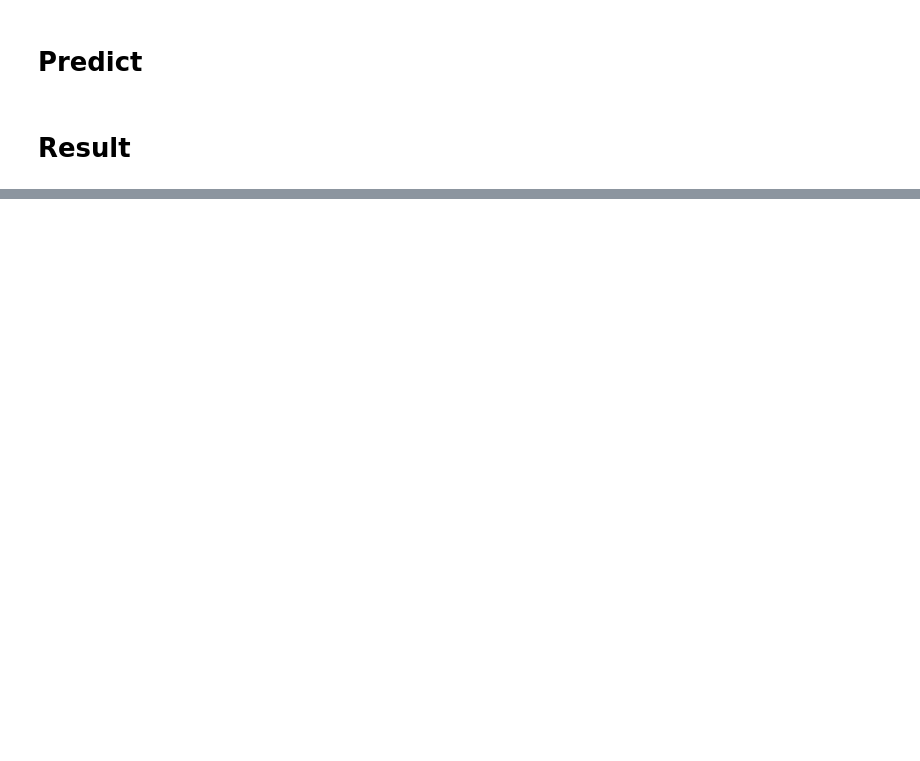
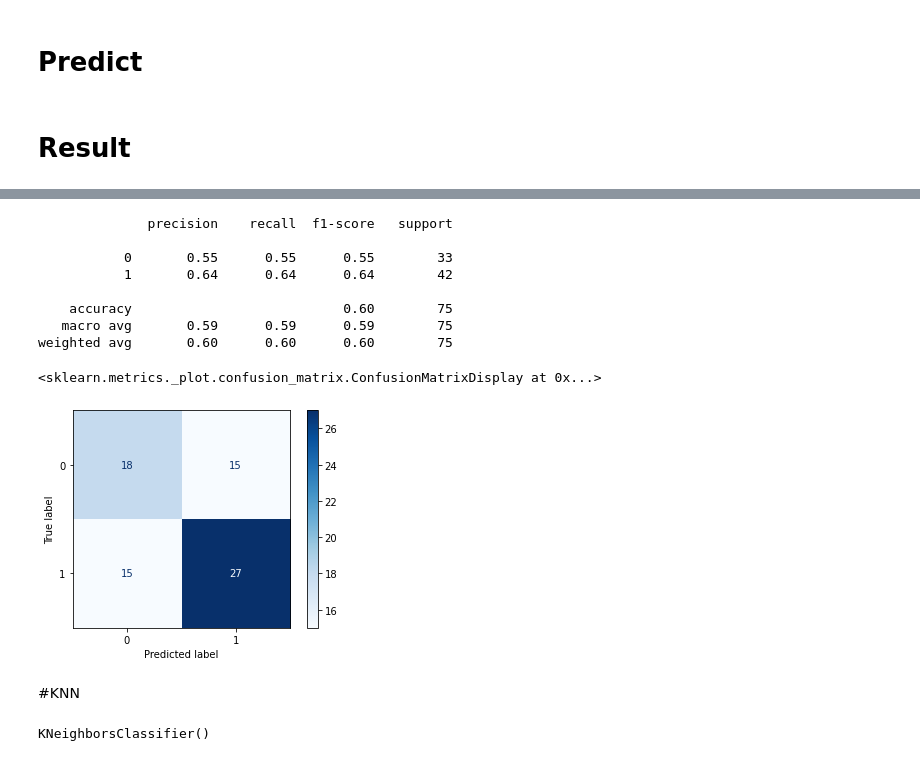
Before and after one commit to kurogo-nguyen/ern, a Jupyter notebook: ERN.ipynb, the cells around one changed output, grey strips where cells are left out. Drawn from its saved outputs; the diff is of its cells as text; code cells hidden in the pictures; blank space fills up the shorter version.

```diff
--- a/ERN.ipynb
+++ b/ERN.ipynb
@@ -35,0 +81,2 @@ def loadData(id):
+# %%
+pick_channel = channels4
@@ -70,27 +204,2 @@ incorrect_response = ['112', '122',         # respones: left  - target: right
 # %% [markdown]
 # Pre-Process
-# %%
-def getData(raw, pick_channels=['Fz'], metadata_tmin=-1, metadata_tmax=1,
-            epochs_tmin=-0.4, epochs_tmax=0.6, baseline=(-0.4, -0.2)):
-
-    metadata, events, event_id = mne.epochs.make_metadata(events=all_events,
-                                                          event_id=all_event_id,
-                                                          tmin=metadata_tmin,
-                                                          tmax=metadata_tmax,
-                                                          sfreq=raw.info['sfreq'],
-                                                          row_events=row_events,)
-
-    metadata['response_correct']=False
-    metadata.loc[metadata['event_name'].isin(correct_response), 'response_correct'] = True
-    reject = {'eeg': 250e-6}
-    epochs = mne.Epochs(raw=raw, tmin=epochs_tmin, tmax=epochs_tmax,
-                        baseline=baseline,
-                        events=events, event_id=event_id, metadata=metadata,
-                        reject=reject,
-                        preload=True)
-
-    epochs.pick_channels(pick_channels)
-    X = epochs.get_data()
-    y = (epochs.metadata.response_correct*1).to_numpy()
-
-    return X,y
@@ -387,0 +466,18 @@ a= X.reshape((X.shape[0], X.shape[1]*X.shape[2]))
+# %%
+probs = svc.predict(X1_test)
+print(classification_report(probs,y1_test))
+ConfusionMatrixDisplay.from_predictions(y1_test,probs,
+                                        cmap='Blues')
+# %% [output]
+              precision    recall  f1-score   support
+
+           0       0.55      0.55      0.55        33
+           1       0.64      0.64      0.64        42
+
+    accuracy                           0.60        75
+   macro avg       0.59      0.59      0.59        75
+weighted avg       0.60      0.60      0.60        75
+<sklearn.metrics._plot.confusion_matrix.ConfusionMatrixDisplay at 0x...>
+[figure, added]
+# %% [markdown]
+#KNN
@@ -387,0 +490,4 @@ a= X.reshape((X.shape[0], X.shape[1]*X.shape[2]))
+# %%
+knn.fit(X_train.reshape(len(X_train),-1),y_train.argmax(axis=1))
+# %% [output]
+KNeighborsClassifier()
```
Also changed, not shown: parts of 95 cells of this notebook.
